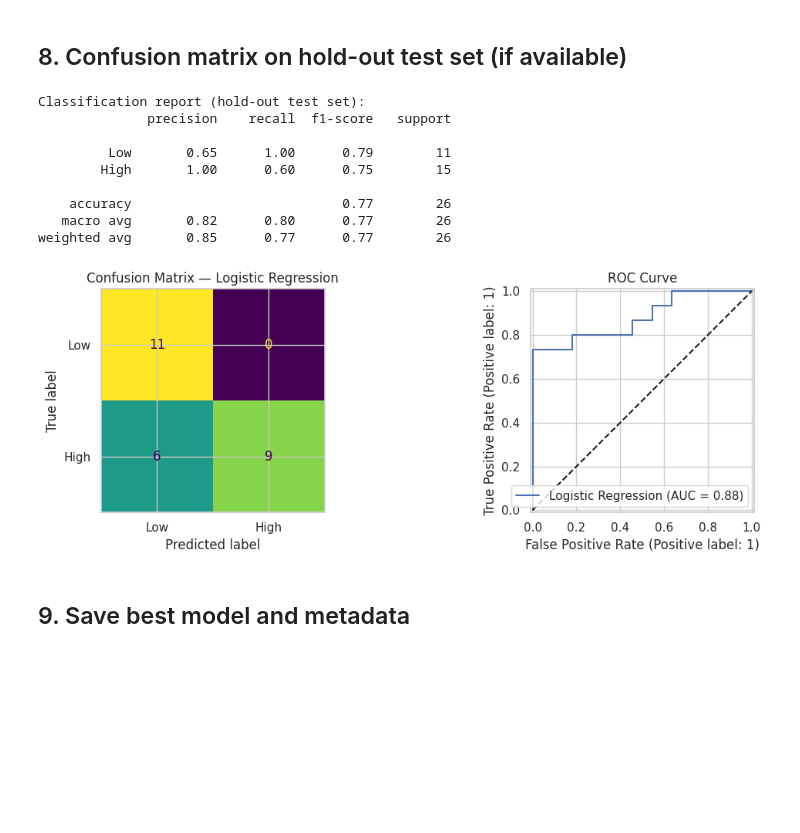
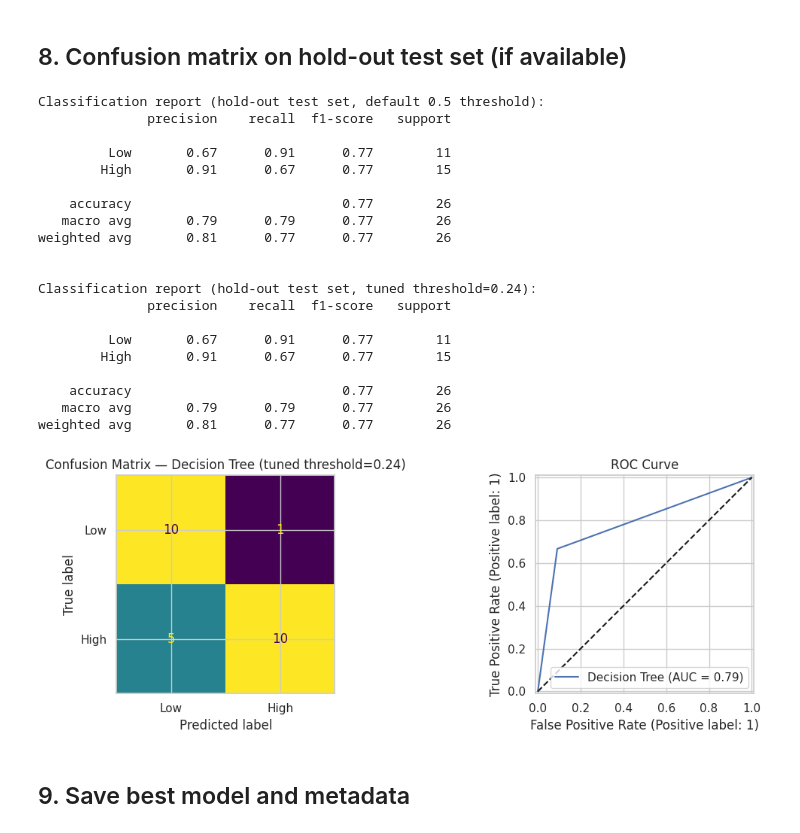
Before and after one commit to wlsoo1234/WID2003-Coursework, a Jupyter notebook: notebooks/06_prediction_models.ipynb, the cells around one changed output. Saved outputs shown, nothing was run; the diff lists cells and outputs as text; code cells hidden in the pictures; blank space fills up the shorter version.

```diff
--- a/notebooks/06_prediction_models.ipynb
+++ b/notebooks/06_prediction_models.ipynb
@@ -123,14 +161,16 @@ import matplotlib.pyplot as plt
 import seaborn as sns
 warnings.filterwarnings('ignore')
 
+from functools import partial
+from sklearn.base           import clone
 from sklearn.dummy            import DummyClassifier
 from sklearn.linear_model     import LogisticRegression
 from sklearn.tree             import DecisionTreeClassifier
-from sklearn.ensemble         import RandomForestClassifier
+from sklearn.ensemble         import RandomForestClassifier, VotingClassifier
 from sklearn.svm              import SVC
-from sklearn.feature_selection import SelectKBest, f_classif
+from sklearn.feature_selection import SelectKBest, f_classif, mutual_info_classif
 from sklearn.model_selection  import (
-    StratifiedKFold, LeaveOneOut, cross_validate,
+    StratifiedKFold, LeaveOneOut, cross_validate, cross_val_predict,
     GridSearchCV, permutation_test_score
 )
 from sklearn.metrics          import (
@@ -148,6 +188,12 @@ from src.config import (
 sns.set_theme(style='whitegrid')
 for p in [OUTPUTS_MODELS, OUTPUTS_REPORTS, OUTPUTS_FIGURES]:
     p.mkdir(parents=True, exist_ok=True)
+
+# mutual_info_classif estimates mutual information with a kNN-based method that
+# adds small random noise to break ties; pin the seed so grid-search results
+# (## 6a) are reproducible across reruns.
+mutual_info_seeded = partial(mutual_info_classif, random_state=RANDOM_STATE)
+mutual_info_seeded.__name__ = 'mutual_info_classif'  # readable in best_params_
 # %% [markdown]
 ## 1. Load data
 # %%
@@ -236,7 +486,7 @@ cv_results = {}
 
 for name, model in models.items():
     print(f"Evaluating: {name}...")
-    result = cross_validate(model, X, y, cv=cv, scoring=scoring,
+    result = cross_validate(model, X_train, y_train, cv=cv, scoring=scoring,
                             return_train_score=False, n_jobs=-1)
     cv_results[name] = result
 
@@ -402,51 +813,62 @@ Result is significant — performance is above chance.
 # %% [markdown]
 ## 8. Confusion matrix on hold-out test set (if available)
 # %%
-if 'split' in dataset.columns and (dataset['split'] == 'test').sum() > 0:
-    train_mask = dataset['split'] == 'train'
-    test_mask  = dataset['split'] == 'test'
+if has_holdout:
+    # X_train/y_train/X_test/y_test already come from the split made in ## 1
+    # (never touched by CV, GridSearchCV, the permutation test, or threshold
+    # tuning above) — this is the first and only time X_test/y_test are used.
+    best_model.fit(X_train, y_train)
+    y_proba_test = best_model.predict_proba(X_test)[:, 1] if hasattr(best_model, 'predict_proba') else None
+    y_pred_default = best_model.predict(X_test)
+    y_pred_tuned = (y_proba_test >= best_threshold).astype(int) if y_proba_test is not None else y_pred_default
 
-    X_train = dataset.loc[train_mask, feature_cols].values
-    y_train = dataset.loc[train_mask, PERFORMANCE_LABEL_COL].astype(int).values
-    X_test  = dataset.loc[test_mask,  feature_cols].values
-    y_test  = dataset.loc[test_mask,  PERFORMANCE_LABEL_COL].astype(int).values
+    print("Classification report (hold-out test set, default 0.5 threshold):")
+    print(classification_report(y_test, y_pred_default, target_names=['Low','High']))
 
-    best_model.fit(X_train, y_train)
-    y_pred = best_model.predict(X_test)
-
-    print("Classification report (hold-out test set):")
-    print(classification_report(y_test, y_pred, target_names=['Low','High']))
+    print(f"\nClassification report (hold-out test set, tuned threshold={best_threshold:.2f}):")
+    print(classification_report(y_test, y_pred_tuned, target_names=['Low','High']))
 
     fig, axes = plt.subplots(1, 2, figsize=(12, 4))
 
-    # Confusion matrix
+    # Confusion matrix (tuned threshold — the operating point this notebook
+    # actually recommends, per the threshold tuning step above)
     ConfusionMatrixDisplay.from_predictions(
-        y_test, y_pred, display_labels=['Low','High'], ax=axes[0], colorbar=False
+        y_test, y_pred_tuned, display_labels=['Low','High'], ax=axes[0], colorbar=False
     )
-    axes[0].set_title(f'Confusion Matrix — {best_name}')
+    axes[0].set_title(f'Confusion Matrix — {best_name} (tuned threshold={best_threshold:.2f})')
 
-    # ROC curve
-    if hasattr(best_model, 'predict_proba'):
-        y_proba = best_model.predict_proba(X_test)[:, 1]
-        RocCurveDisplay.from_predictions(y_test, y_proba, ax=axes[1], name=best_name)
+    # ROC curve (threshold-independent — shows the full trade-off curve)
+    if y_proba_test is not None:
+        RocCurveDisplay.from_predictions(y_test, y_proba_test, ax=axes[1], name=best_name)
         axes[1].plot([0,1],[0,1],'k--')
         axes[1].set_title('ROC Curve')
 
     plt.tight_layout()
     plt.savefig(OUTPUTS_FIGURES / '06_confusion_roc.png', dpi=150)
     plt.show()
 else:
     print("No hold-out test set — cross-validation results are the primary evaluation.")
 # %% [output]
-Classification report (hold-out test set):
+Classification report (hold-out test set, default 0.5 threshold):
               precision    recall  f1-score   support
 
-         Low       0.65      1.00      0.79        11
-        High       1.00      0.60      0.75        15
+         Low       0.67      0.91      0.77        11
+        High       0.91      0.67      0.77        15
 
     accuracy                           0.77        26
-   macro avg       0.82      0.80      0.77        26
-weighted avg       0.85      0.77      0.77        26
+   macro avg       0.79      0.79      0.77        26
+weighted avg       0.81      0.77      0.77        26
+
+
+Classification report (hold-out test set, tuned threshold=0.24):
+              precision    recall  f1-score   support
+
+         Low       0.67      0.91      0.77        11
+        High       0.91      0.67      0.77        15
+
+    accuracy                           0.77        26
+   macro avg       0.79      0.79      0.77        26
+weighted avg       0.81      0.77      0.77        26
-[figure, old version]
+[figure, new version]
 # %% [markdown]
 ## 9. Save best model and metadata
```
Also changed, not shown: parts of 21 cells of this notebook, 10 other files.
